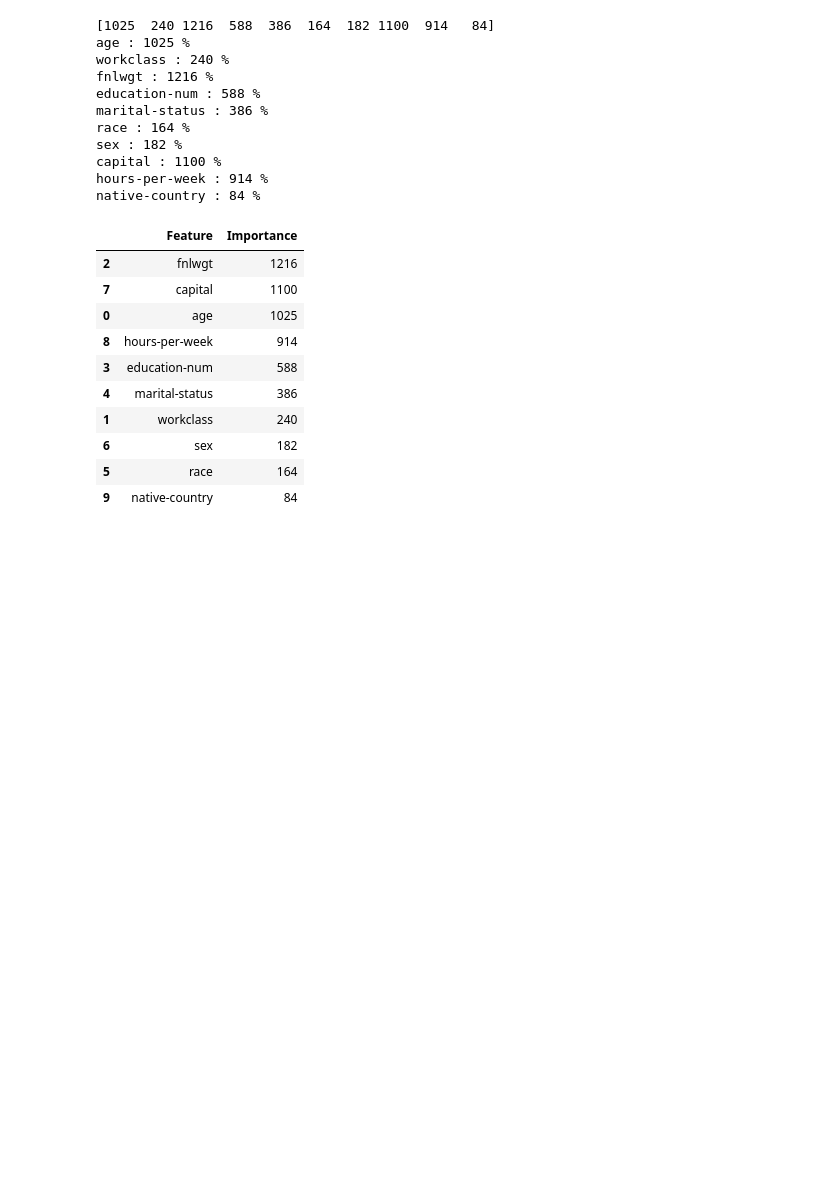
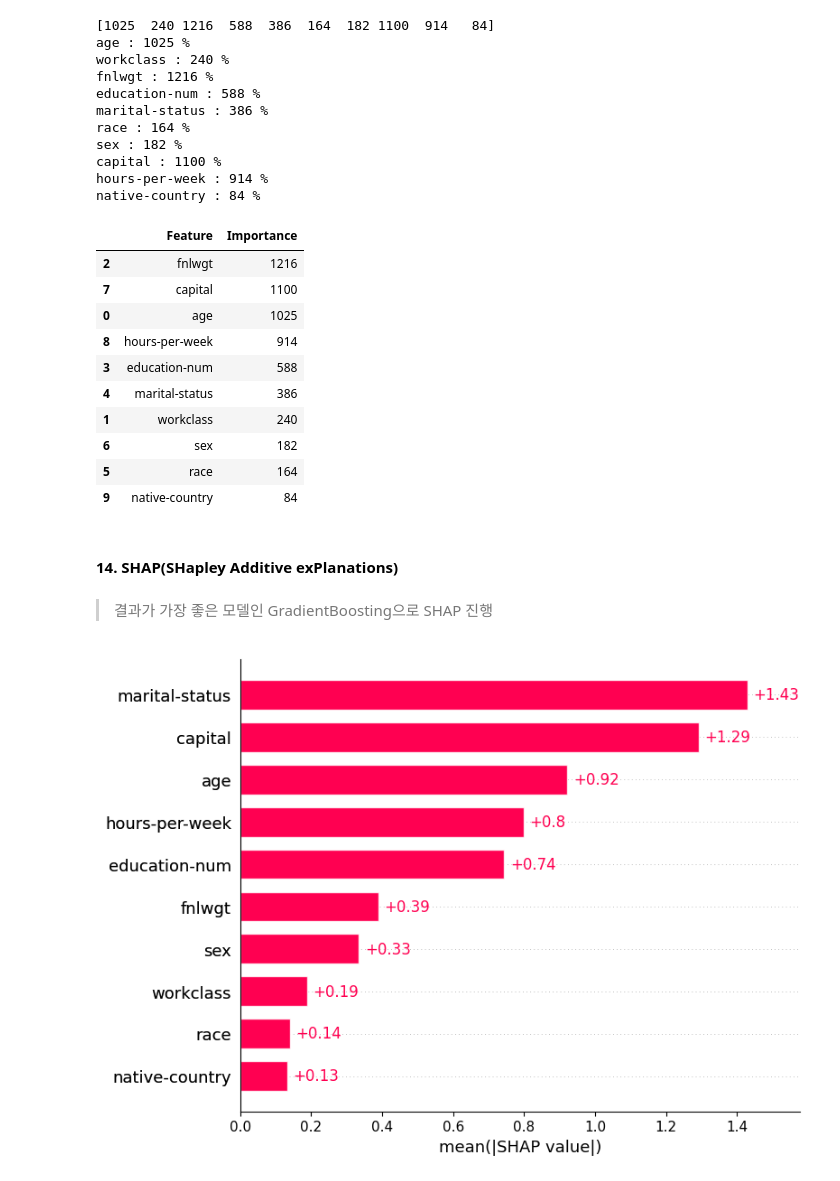
Before and after one commit to joo9810/VSCode, a Jupyter notebook: 통계적 머신러닝/기말 프로젝트 10조.ipynb, the cells around one changed output. Cells and saved outputs as stored; diff of their text form; code cells hidden in the pictures; blank space fills up the shorter version.

```diff
--- a/통계적 머신러닝/기말 프로젝트 10조.ipynb
+++ b/통계적 머신러닝/기말 프로젝트 10조.ipynb
@@ -1421,3 +1423,19 @@ a.sort_values(by = 'Importance', ascending=False)
 | 6 | sex | 182 |
 | 5 | race | 164 |
 | 9 | native-country | 84 |
+# %% [markdown]
+#### 14. SHAP(SHapley Additive exPlanations)
+# %% [markdown]
+> 결과가 가장 좋은 모델인 GradientBoosting으로 SHAP 진행
+# %%
+# 최적화된 Gradient Boosting 모델
+model = gb_grid_search.best_estimator_
+
+# Gradient Boosting 모델을 SHAP에 로드
+explainer = shap.Explainer(model)
+
+shap_value = explainer(x_train_resampled)
+# %%
+shap.plots.bar(shap_value)
+# %% [output]
+[figure, added]
```
Also changed, not shown: parts of 8 cells of this notebook.
